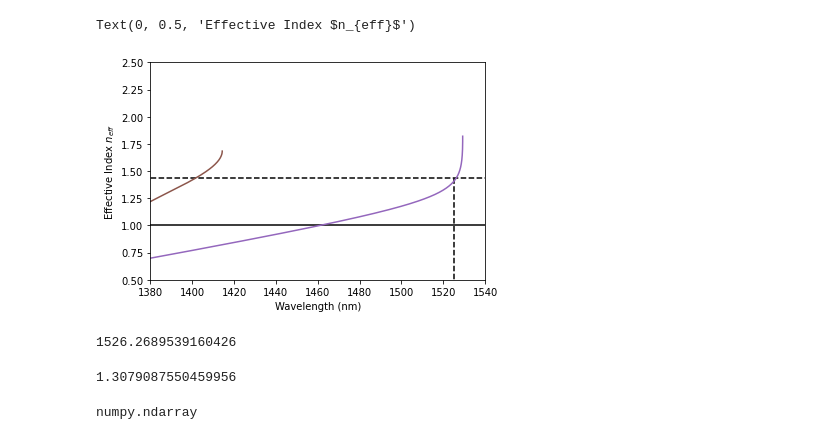
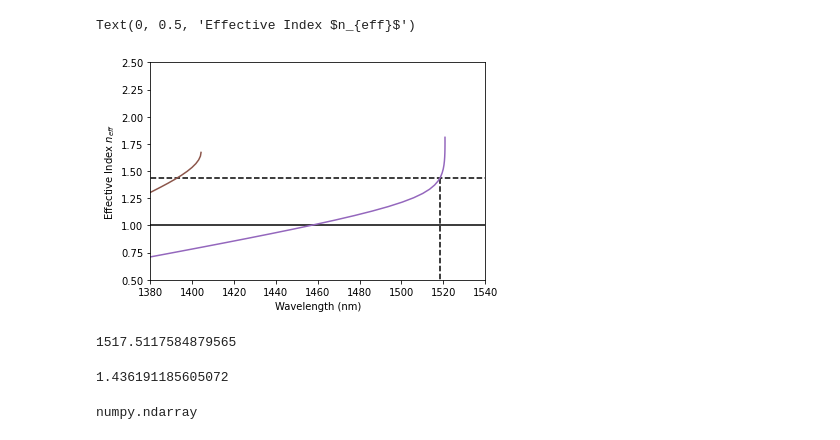
Before and after one commit to quantumbrownie/honoursLegume, a Jupyter notebook: Test 1.ipynb, the cells around one changed output. Cells and saved outputs as stored; diff of their text form; code cells hidden in the pictures.

```diff
--- a/Test 1.ipynb
+++ b/Test 1.ipynb
@@ -28,7 +28,7 @@ Ny = 14      # Number of rows in the y-direction
 Ny_opt = 3   # Number of rows in which the pillars will be modified
 Nx = 1       # Supercell size in the x-direction
 
-W = 0.945     # Waveguide Width (0.98 in Zhuang)
+W = 0.92     # Waveguide Width (0.98 in Zhuang)
 
 # Initialize a rectangular lattice
 lattice = Lattice([Nx, 0], [0, (Ny+W-1)*np.sqrt(3)/2])
@@ -92,5 +92,5 @@ legume.viz.structure(phc0, xz=False, xy=True, figsize=3)
 # %%
-nk = 500
+nk = 50
 
 # Define a BZ path in kx
 path = phc0.lattice.bz_path([[0, 0], np.array([np.pi/Nx, 0])], [nk])
@@ -124,19 +124,19 @@ wvln = a/gme.freqs
 # %%
 ind = 14 # Index of mode in question
 
 plt.plot([1380,1540],[1,1],'k-')  # Light Line
 plt.plot([0,10000],[1.44,1.44], 'k--') # Silica Index
-plt.plot([1525,1525],[0,1.44], 'k--') # Wavelength in Question
+plt.plot([1518.37,1518.37],[0,1.44], 'k--') # Wavelength in Question
 #plt.plot(wvln[:,ind], n_eff[:,ind])
 plt.plot(wvln, n_eff)
 plt.xlim([1380,1540])
 #plt.xlim([1650,1750])
 plt.ylim([0.5,2.5])
 plt.xlabel("Wavelength (nm)")
 plt.ylabel(r"Effective Index $n_{eff}$")
 # %% [output]
 Text(0, 0.5, 'Effective Index $n_{eff}$')
-[figure, old version]
+[figure, new version]
 # %%
 # Finding where curve crosses the silica line
 
@@ -149,7 +149,7 @@ zero_crossings = np.where(np.diff(np.sign(n_diff)))
 #print(zero_crossings)
 print(float(wvln[zero_crossings, ind]))
 # %% [output]
-1526.2689539160426
+1517.5117584879565
 # %%
 wvln_target = 1518.37
 wvln_ind = wvln[:,ind]    #wvln for the mode in question
@@ -164,7 +164,7 @@ tck = sc.interpolate.splrep(wvln_sort,n_eff_sort, s=0)
 n_eff_wvln = sc.interpolate.splev(wvln_target, tck, der=0) # Interpolate to find nee at wvln_target
 print(n_eff_wvln)
 # %% [output]
-1.3079087550459956
+1.436191185605072
 # %%
 type(n_eff_wvln)
 # %% [output]
```
Also changed, not shown: parts of 2 cells of this notebook, 1 other file.
